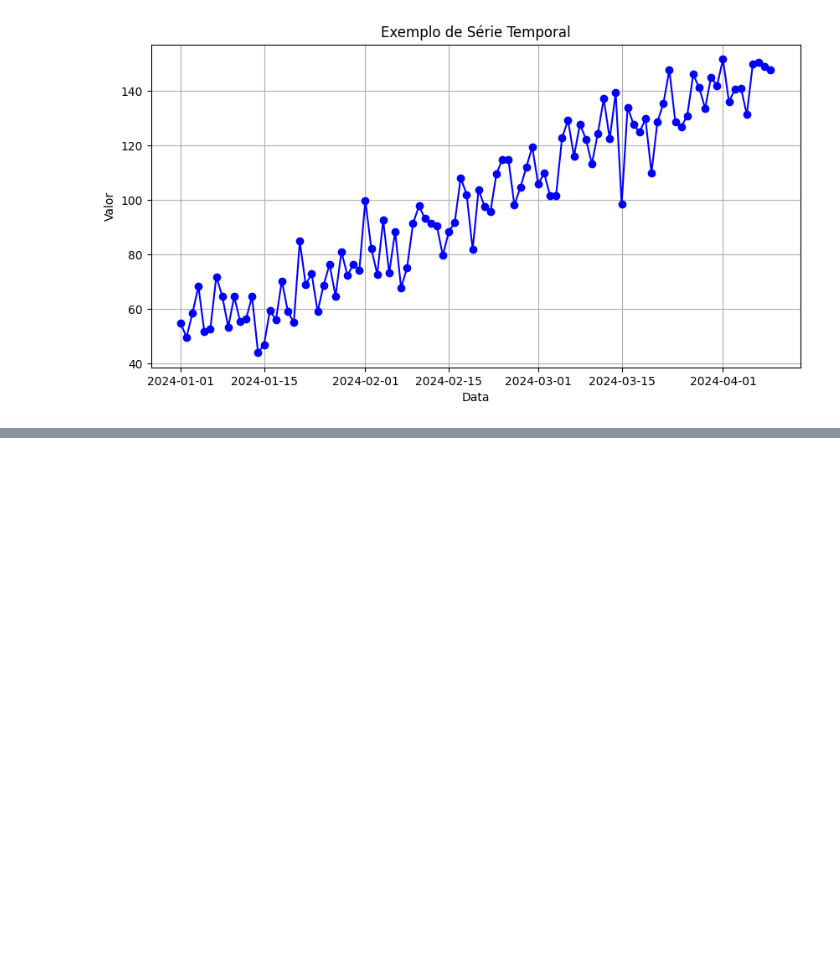
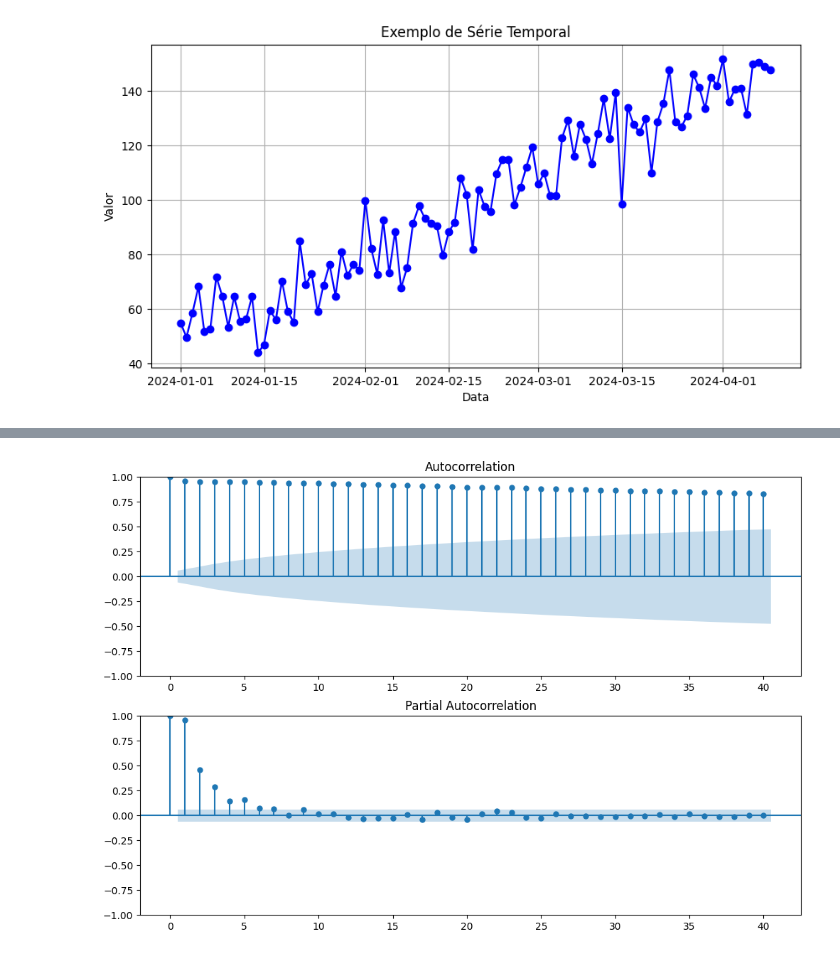
Before and after one commit to gustavocoderjs/An-lise-de-Dados-, a Jupyter notebook: Notebooks/series-temporais.ipynb, the cells around one changed output, grey strips where cells are left out. Cells and saved outputs as stored; diff of their text form; code cells hidden in the pictures; blank space fills up the shorter version.

```diff
--- a/Notebooks/series-temporais.ipynb
+++ b/Notebooks/series-temporais.ipynb
@@ -23,0 +77,8 @@ plt.show()
+# %%
+# Plotando funções de autocorrelação (ACF) e autocorrelação parcial (PACF)
+fig, (ax1, ax2) = plt.subplots(2, 1, figsize=(12, 8))
+plot_acf(ts, lags=40, ax=ax1)
+plot_pacf(ts, lags=40, ax=ax2)
+plt.show()
+# %% [output]
+[figure, added]
```
Also changed, not shown: parts of 5 cells of this notebook.
